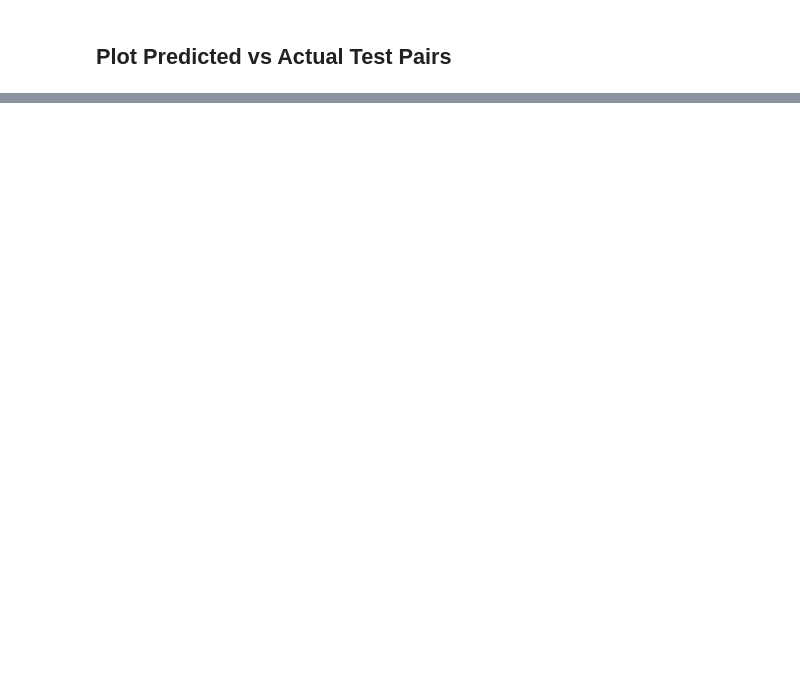
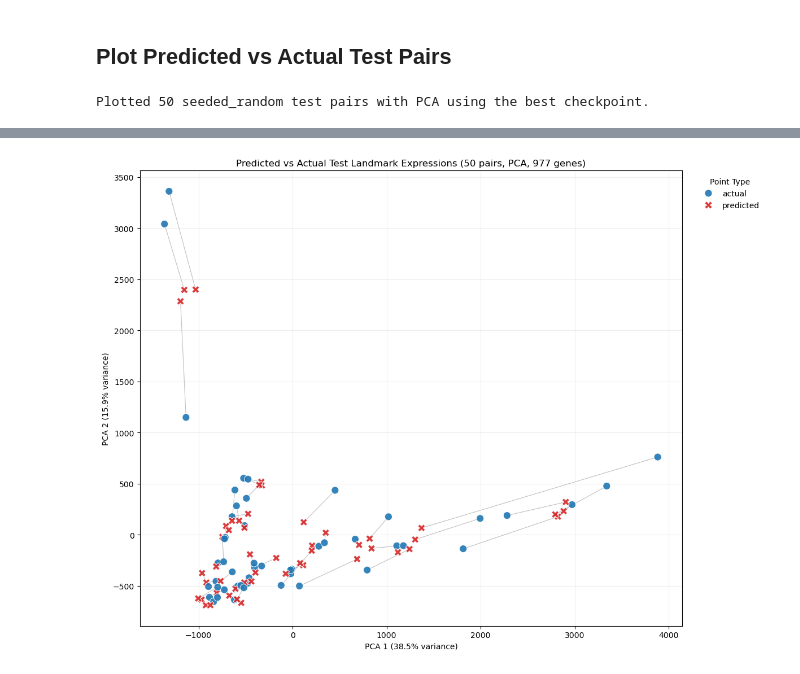
Before and after one commit to wilsonliam/deep-learning-final-project, a Jupyter notebook: Machine_Learning/4_Linear_Regression_implementatin.ipynb, the cells around one changed output, grey strips where cells are left out. Drawn from its saved outputs; the diff is of its cells as text; code cells hidden in the pictures; blank space fills up the shorter version.

```diff
--- a/Machine_Learning/4_Linear_Regression_implementatin.ipynb
+++ b/Machine_Learning/4_Linear_Regression_implementatin.ipynb
@@ -1485,7 +1628,7 @@ for split_name, loader in evaluation_loaders.items():
         model=ridge_model,
         loader=loader,
         split_name=split_name,
-        gene_ids=treatment_bundle["gene_ids"],
+        gene_ids=target_gene_ids,
     )
     evaluation_rows.append(metrics_row)
     inspection_tables[split_name] = inspection_df
@@ -1574,7 +1753,7 @@ sns.scatterplot(
 )
 
 ax.set_title(
-    f"Predicted vs Actual Test Expressions ({len(sampled_test_prediction_details_df)} pairs, {EMBEDDING_METHOD.upper()})"
+    f"Predicted vs Actual Test Landmark Expressions ({len(sampled_test_prediction_details_df)} pairs, {EMBEDDING_METHOD.upper()}, {len(target_gene_ids)} genes)"
 )
 ax.set_xlabel(f"PCA 1 ({test_embedding_explained_variance_ratio[0] * 100:.1f}% variance)")
 ax.set_ylabel(f"PCA 2 ({test_embedding_explained_variance_ratio[1] * 100:.1f}% variance)")
@@ -1582,3 +1761,5 @@ ax.grid(True, alpha=0.2)
 sns.move_legend(ax, "upper left", bbox_to_anchor=(1.02, 1), frameon=False, title="Point Type")
 fig.tight_layout()
 plt.show()
+# %% [output]
+Plotted 50 seeded_random test pairs with PCA using the best checkpoint.
@@ -1584,0 +1783 @@ plt.show()
+[figure, added]
```
Also changed, not shown: parts of 10 cells of this notebook, 2 other files.
